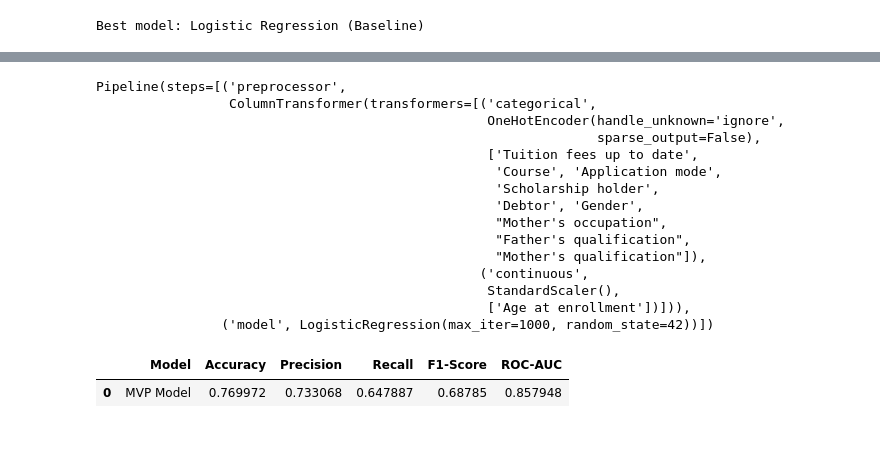
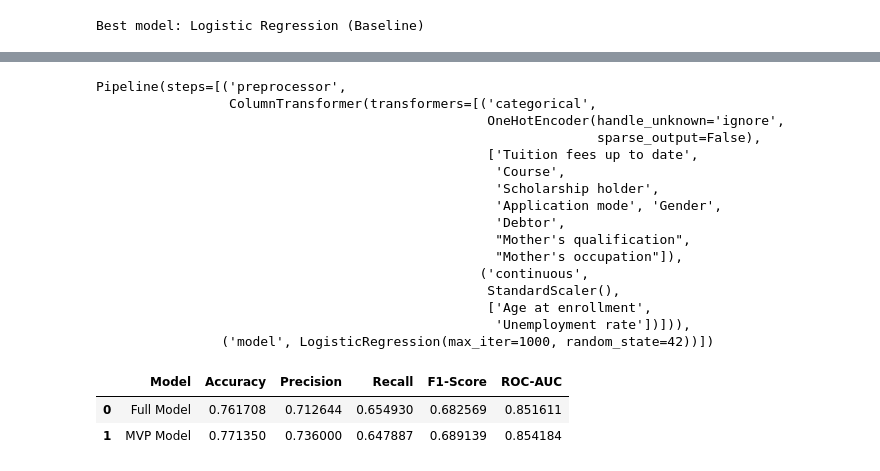
Before and after one commit to LecyLecy/student-dropout-prediction-ml, a Jupyter notebook: notebooks/03_model_training_and_feature_selection.ipynb, the cells around one changed output, grey strips where cells are left out. Saved outputs shown, nothing was run; the diff lists cells and outputs as text; code cells hidden in the pictures; blank space fills up the shorter version.

```diff
--- a/notebooks/03_model_training_and_feature_selection.ipynb
+++ b/notebooks/03_model_training_and_feature_selection.ipynb
@@ -377,5 +479,5 @@ X_test_mvp shape: (726, 10)
 # %%
-# Build MVP preprocessing pipeline
+# Build final MVP preprocessing pipeline
 mvp_preprocessor = ColumnTransformer(
     transformers=[
         ("categorical", OneHotEncoder(handle_unknown="ignore", sparse_output=False), mvp_categorical_features),
@@ -384,53 +486,71 @@ mvp_preprocessor = ColumnTransformer(
     remainder="drop"
 )
 
-# Clone the best model estimator
-mvp_estimator = clone(models[best_model_name])
+# Clone best estimator for MVP model
+final_mvp_estimator = clone(models[best_model_name])
 
-# Create MVP pipeline
-mvp_pipeline = Pipeline(steps=[
+# Create final MVP pipeline
+final_mvp_pipeline = Pipeline(steps=[
     ("preprocessor", mvp_preprocessor),
-    ("model", mvp_estimator)
+    ("model", final_mvp_estimator)
 ])
 
-# Train MVP model
-mvp_pipeline.fit(X_train_mvp, y_train)
+# Train final MVP model using train + validation data
+final_mvp_pipeline.fit(X_train_full_mvp, y_train_full)
 
-mvp_pipeline
+final_mvp_pipeline
 # %% [output]
 Pipeline(steps=[('preprocessor',
                  ColumnTransformer(transformers=[('categorical',
                                                   OneHotEncoder(handle_unknown='ignore',
                                                                 sparse_output=False),
                                                   ['Tuition fees up to date',
-                                                   'Course', 'Application mode',
+                                                   'Course',
                                                    'Scholarship holder',
-                                                   'Debtor', 'Gender',
-                                                   "Mother's occupation",
-                                                   "Father's qualification",
-                                                   "Mother's qualification"]),
+                                                   'Application mode', 'Gender',
+                                                   'Debtor',
+                                                   "Mother's qualification",
+                                                   "Mother's occupation"]),
                                                  ('continuous',
                                                   StandardScaler(),
-                                                  ['Age at enrollment'])])),
+                                                  ['Age at enrollment',
+                                                   'Unemployment rate'])])),
                 ('model', LogisticRegression(max_iter=1000, random_state=42))])
 # %%
-# Evaluate MVP model
-y_pred_mvp = mvp_pipeline.predict(X_test_mvp)
-y_proba_mvp = mvp_pipeline.predict_proba(X_test_mvp)[:, 1]
+# Evaluate final full model on test set
+y_pred_full = final_full_pipeline.predict(X_test)
+y_proba_full = final_full_pipeline.predict_proba(X_test)[:, 1]
 
-mvp_evaluation = {
+full_test_evaluation = {
+    "Model": "Full Model",
+    "Accuracy": accuracy_score(y_test, y_pred_full),
+    "Precision": precision_score(y_test, y_pred_full),
+    "Recall": recall_score(y_test, y_pred_full),
+    "F1-Score": f1_score(y_test, y_pred_full),
+    "ROC-AUC": roc_auc_score(y_test, y_proba_full)
+}
+
+# Evaluate final MVP model on test set
+y_pred_mvp = final_mvp_pipeline.predict(X_test_mvp)
+y_proba_mvp = final_mvp_pipeline.predict_proba(X_test_mvp)[:, 1]
+
+mvp_test_evaluation = {
     "Model": "MVP Model",
     "Accuracy": accuracy_score(y_test, y_pred_mvp),
     "Precision": precision_score(y_test, y_pred_mvp),
     "Recall": recall_score(y_test, y_pred_mvp),
     "F1-Score": f1_score(y_test, y_pred_mvp),
     "ROC-AUC": roc_auc_score(y_test, y_proba_mvp)
 }
 
-mvp_evaluation_df = pd.DataFrame([mvp_evaluation])
+final_comparison_df = pd.DataFrame([
+    full_test_evaluation,
+    mvp_test_evaluation
+])
 
-mvp_evaluation_df
+final_comparison_df
 # %% [output]
 |  | Model | Accuracy | Precision | Recall | F1-Score | ROC-AUC |
-| 0 | MVP Model | 0.769972 | 0.733068 | 0.647887 | 0.68785 | 0.857948 |
+| 0 | Full Model | 0.761708 | 0.712644 | 0.654930 | 0.682569 | 0.851611 |
+| 1 | MVP Model | 0.771350 | 0.736000 | 0.647887 | 0.689139 | 0.854184 |
 # %%
```
Also changed, not shown: parts of 11 cells of this notebook, 1 other file.
